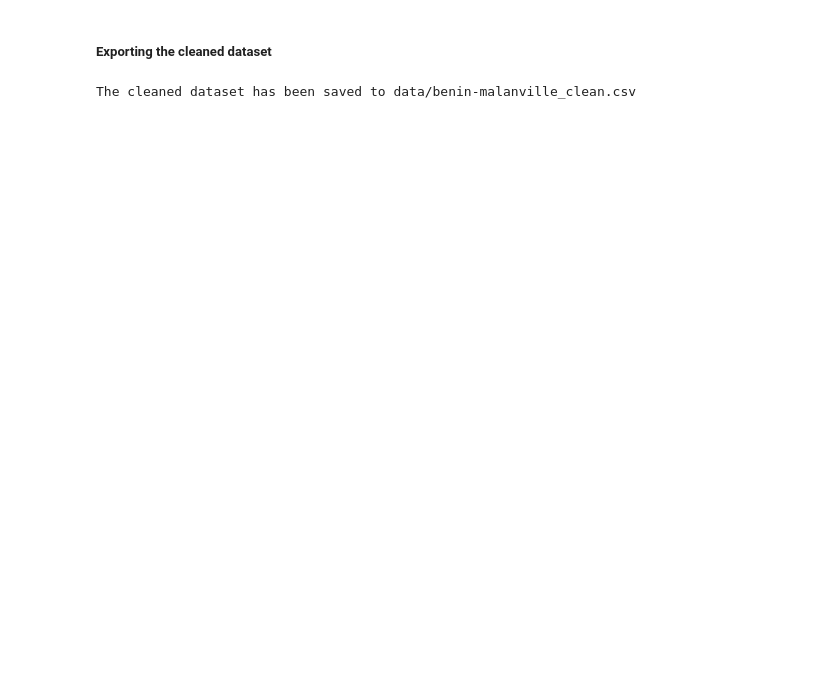
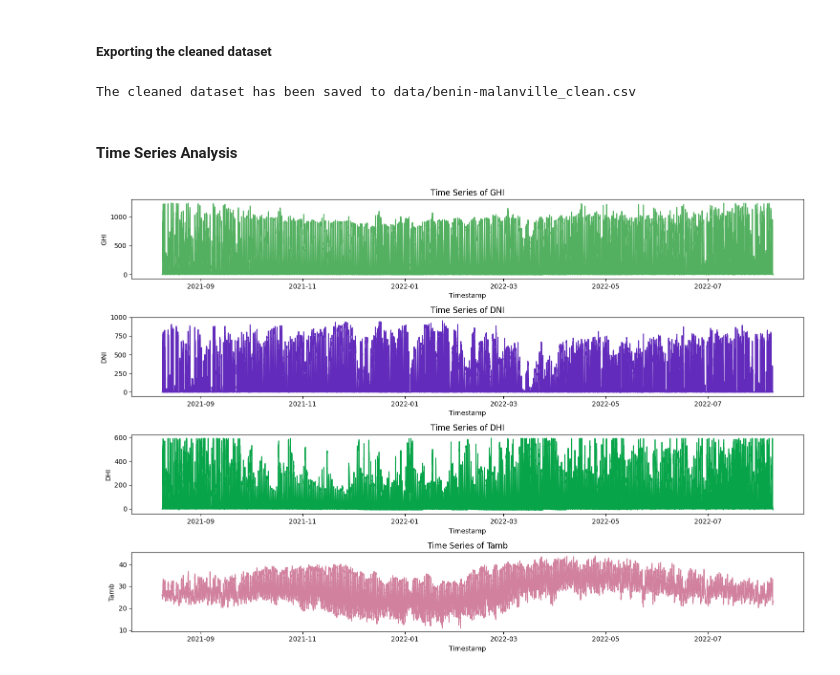
Before and after one commit to chalasimon/solar-challenge-week1, a Jupyter notebook: notebooks/benin_eda.ipynb, the cells around one changed output. Saved outputs shown, nothing was run; the diff lists cells and outputs as text; code cells hidden in the pictures; blank space fills up the shorter version.

Commit message:
Benin-EDA: correlation analysis done

```diff
--- a/notebooks/benin_eda.ipynb
+++ b/notebooks/benin_eda.ipynb
@@ -16,6 +16,14 @@ from scipy import stats
 # %%
 #load the dataset
 df =pd.read_csv('../data/benin-malanville.csv')
+# Convert timestamp column to datetime
+df['Timestamp'] = pd.to_datetime(df['Timestamp'])
+
+# Set the time column as the index
+df.set_index('Timestamp', inplace=True)
+
 #show the first top 5 rows
 print(df.head(5))
+print("_________________________________________________________________________")
+print(df.info())
 # %% [output]
@@ -214,3 +219,18 @@ df.to_csv('../data/benin-malanville_clean.csv', index=False)
 print("The cleaned dataset has been saved to data/benin-malanville_clean.csv")
 # %% [output]
 The cleaned dataset has been saved to data/benin-malanville_clean.csv
+# %% [markdown]
+#### Time Series Analysis
+# %%
+#Line charts of GHI, DNI, DHI, Tamb vs. Timestamp.
+def plot_time_series(df, columns):
+    plt.figure(figsize=(15, 10))
+    for i, col in enumerate(columns):
+        color=np.random.rand(3,)
+        plt.subplot(4, 1, i + 1)
+        plt.plot(df.index, df[col], label=col,color=color)
+        plt.title("Time Series of " + col)
+        plt.xlabel('Timestamp')
+        plt.ylabel(col)
+    plt.tight_layout()
+    plt.show()
@@ -216,0 +250,4 @@ The cleaned dataset has been saved to data/benin-malanville_clean.csv
+# %%
+plot_time_series(df, ['GHI', 'DNI', 'DHI', 'Tamb'])
+# %% [output]
+[figure, added]
```
Also changed, not shown: parts of 15 cells of this notebook.
